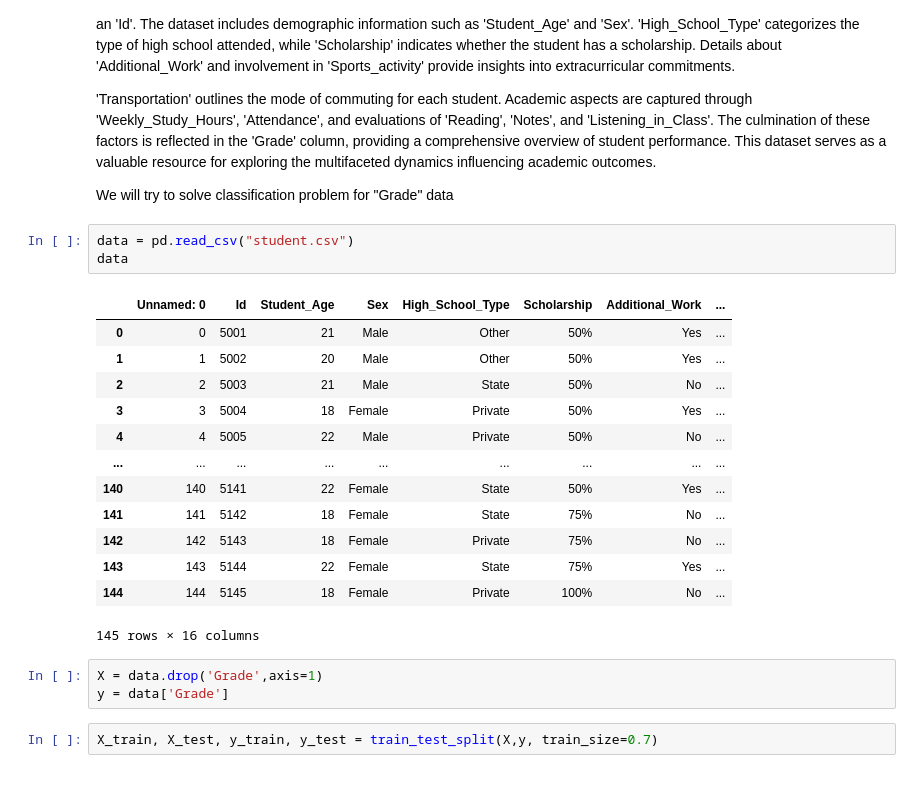
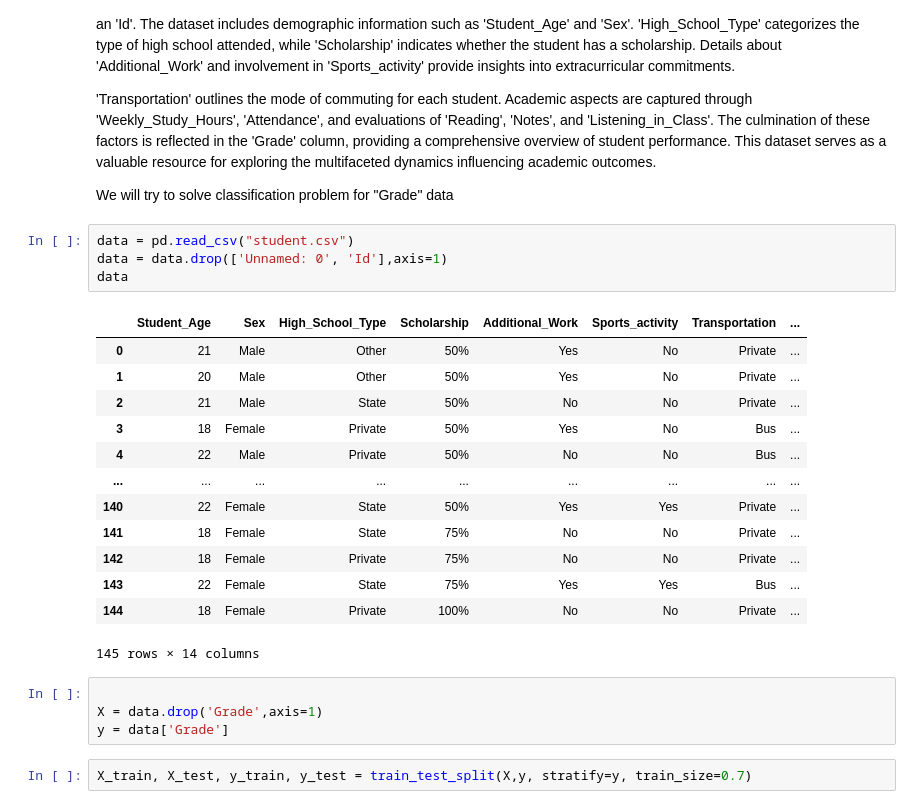
Before and after one commit to PeterOstr/Training_XG_Boost, a Jupyter notebook: Hyperparameters_training/Hyper_train.ipynb, the cells around one changed output. Cells and saved outputs as stored; diff of their text form.

```diff
--- a/Hyperparameters_training/Hyper_train.ipynb
+++ b/Hyperparameters_training/Hyper_train.ipynb
@@ -27,23 +50,25 @@ This dataset encompasses various aspects related to student performance. Each en
 We will try to solve classification problem for "Grade" data
 # %%
 data = pd.read_csv("student.csv")
+data = data.drop(['Unnamed: 0', 'Id'],axis=1)
 data
 # %% [output]
-|  | Unnamed: 0 | Id | Student_Age | Sex | High_School_Type | Scholarship | Additional_Work | ... |
-| 0 | 0 | 5001 | 21 | Male | Other | 50% | Yes | ... |
-| 1 | 1 | 5002 | 20 | Male | Other | 50% | Yes | ... |
-| 2 | 2 | 5003 | 21 | Male | State | 50% | No | ... |
-| 3 | 3 | 5004 | 18 | Female | Private | 50% | Yes | ... |
-| 4 | 4 | 5005 | 22 | Male | Private | 50% | No | ... |
+|  | Student_Age | Sex | High_School_Type | Scholarship | Additional_Work | Sports_activity | Transportation | ... |
+| 0 | 21 | Male | Other | 50% | Yes | No | Private | ... |
+| 1 | 20 | Male | Other | 50% | Yes | No | Private | ... |
+| 2 | 21 | Male | State | 50% | No | No | Private | ... |
+| 3 | 18 | Female | Private | 50% | Yes | No | Bus | ... |
+| 4 | 22 | Male | Private | 50% | No | No | Bus | ... |
 | ... | ... | ... | ... | ... | ... | ... | ... | ... |
-| 140 | 140 | 5141 | 22 | Female | State | 50% | Yes | ... |
-| 141 | 141 | 5142 | 18 | Female | State | 75% | No | ... |
-| 142 | 142 | 5143 | 18 | Female | Private | 75% | No | ... |
-| 143 | 143 | 5144 | 22 | Female | State | 75% | Yes | ... |
-| 144 | 144 | 5145 | 18 | Female | Private | 100% | No | ... |
+| 140 | 22 | Female | State | 50% | Yes | Yes | Private | ... |
+| 141 | 18 | Female | State | 75% | No | No | Private | ... |
+| 142 | 18 | Female | Private | 75% | No | No | Private | ... |
+| 143 | 22 | Female | State | 75% | Yes | Yes | Bus | ... |
+| 144 | 18 | Female | Private | 100% | No | No | Private | ... |
-145 rows × 16 columns
+145 rows × 14 columns
 # %%
+
 X = data.drop('Grade',axis=1)
 y = data['Grade']
 # %%
-X_train, X_test, y_train, y_test = train_test_split(X,y, train_size=0.7)
+X_train, X_test, y_train, y_test = train_test_split(X,y, stratify=y, train_size=0.7)
```
Also changed, not shown: parts of 17 cells of this notebook, 2 other files.
